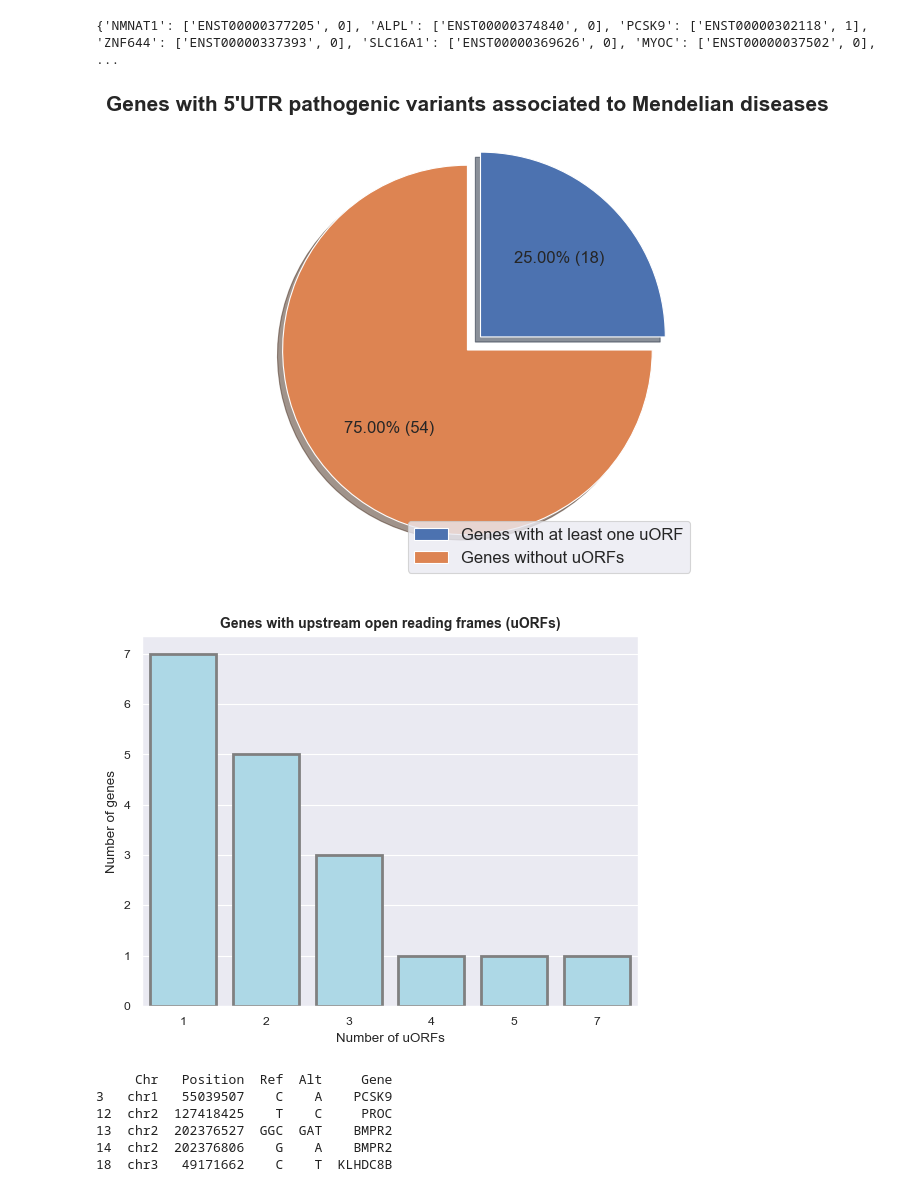
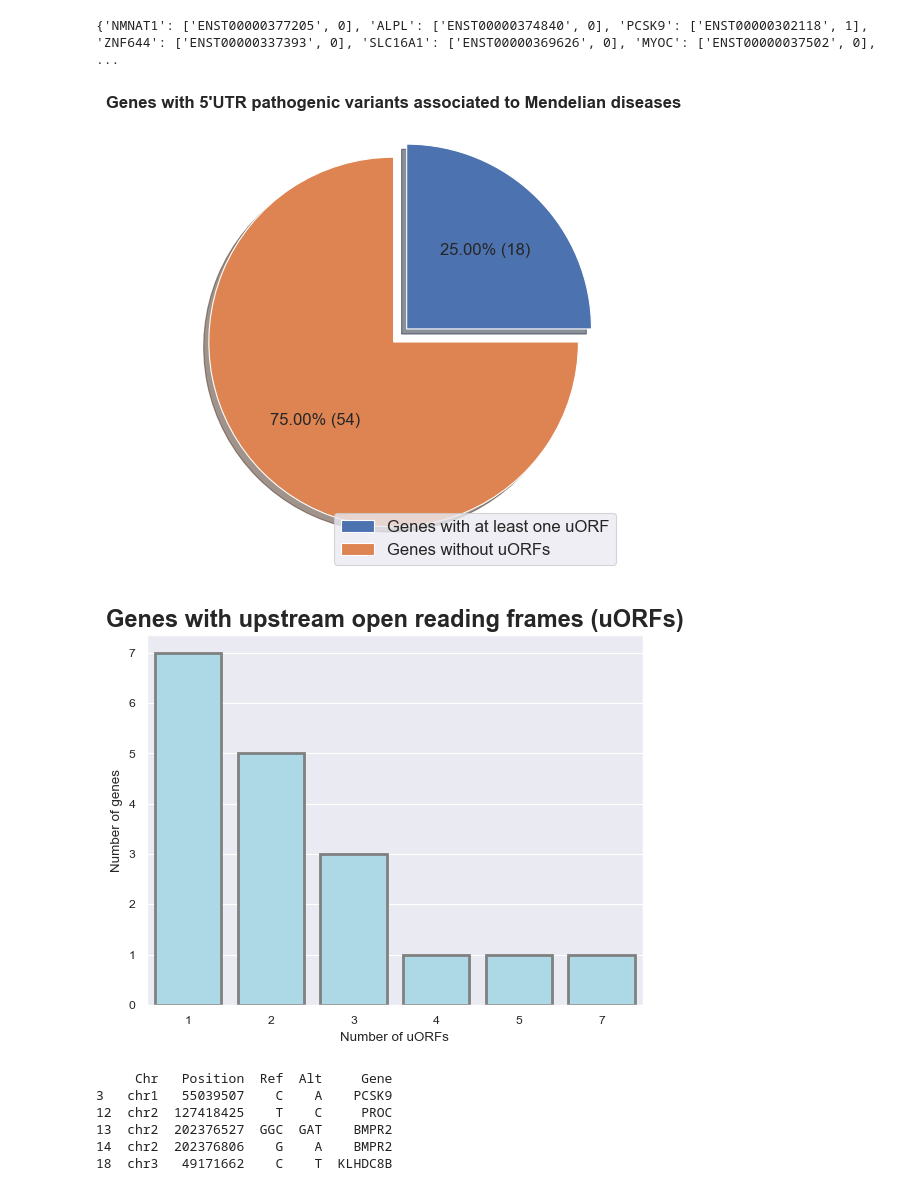
Before and after one commit to Ale-pinto-alba/utrfx, a Jupyter notebook: paper_visualization.ipynb, the cells around one changed output. Saved outputs shown, nothing was run; the diff lists cells and outputs as text; code cells hidden in the pictures.

Commit message:
Correct plotting errors

```diff
--- a/paper_visualization.ipynb
+++ b/paper_visualization.ipynb
@@ -69,36 +69,38 @@ for gene, tx_uorfs in tx_and_uofs_per_gene.items():
     else:
         genes_without_uorfs[gene] = tx_uorfs
 # %%
+
 import seaborn as sns
 import matplotlib.pyplot as plt
 
 data = [len(genes_with_uorfs), len(genes_without_uorfs)]
 labels = ["Genes with at least one uORF", "Genes without uORFs"]
 explode = (0.1, 0)
 
 def autopct_with_value(pct, allvals):
-    absolute = round(pct / 100.*sum(allvals))
+    absolute = round(pct / 100. * __builtins__.sum(allvals))
     return f'{pct:.2f}% ({absolute})'
 
 sns.set("paper")
 plt.figure(figsize=(6,6))
 plt.pie(data,
         labels=labels,
         labeldistance=None,
         explode=explode,
         shadow=True,
         autopct=lambda pct: autopct_with_value(pct, data),
         textprops={"fontsize": 12},
         radius=1,
     )
 plt.legend(loc= "lower right",
            fontsize=12)
 plt.title("Genes with 5'UTR pathogenic variants associated to Mendelian diseases",
-          fontsize= 15,
-          fontweight= "bold",)
+          fontsize= 12,
+          fontweight= "bold",
+          pad=0)
 plt.show()
 # %% [output]
-[figure, old version]
+[figure, new version]
 # %%
 data = {}
 
@@ -116,12 +118,12 @@ sns.barplot(data=df,
             linewidth=2, edgecolor=".5", facecolor="lightblue",
         )
 plt.title("Genes with upstream open reading frames (uORFs)",
-          fontsize=10,
+          fontsize=17,
           fontweight="bold",
         )
 plt.show()
 # %% [output]
-[figure, old version]
+[figure, new version]
 # %%
 genes_with_uorfs_df = five_utr_mutations_df[five_utr_mutations_df["Gene"].isin(genes_with_uorfs.keys())]
 
```
Also changed, not shown: parts of 4 cells of this notebook.
